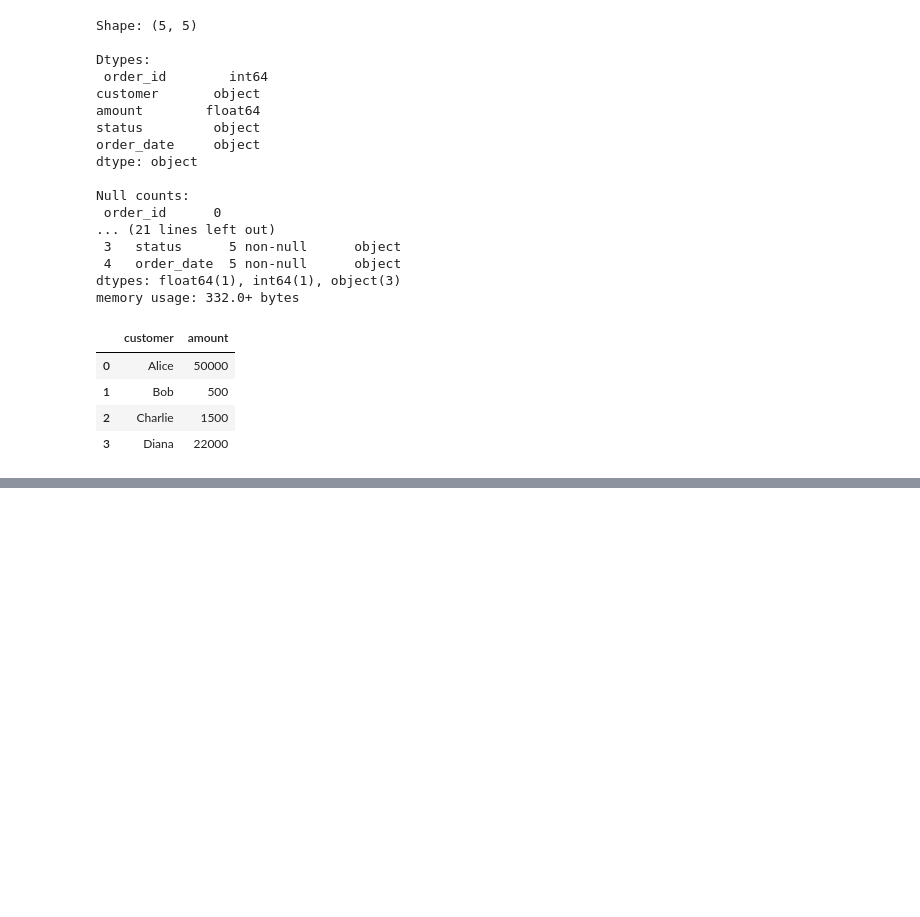
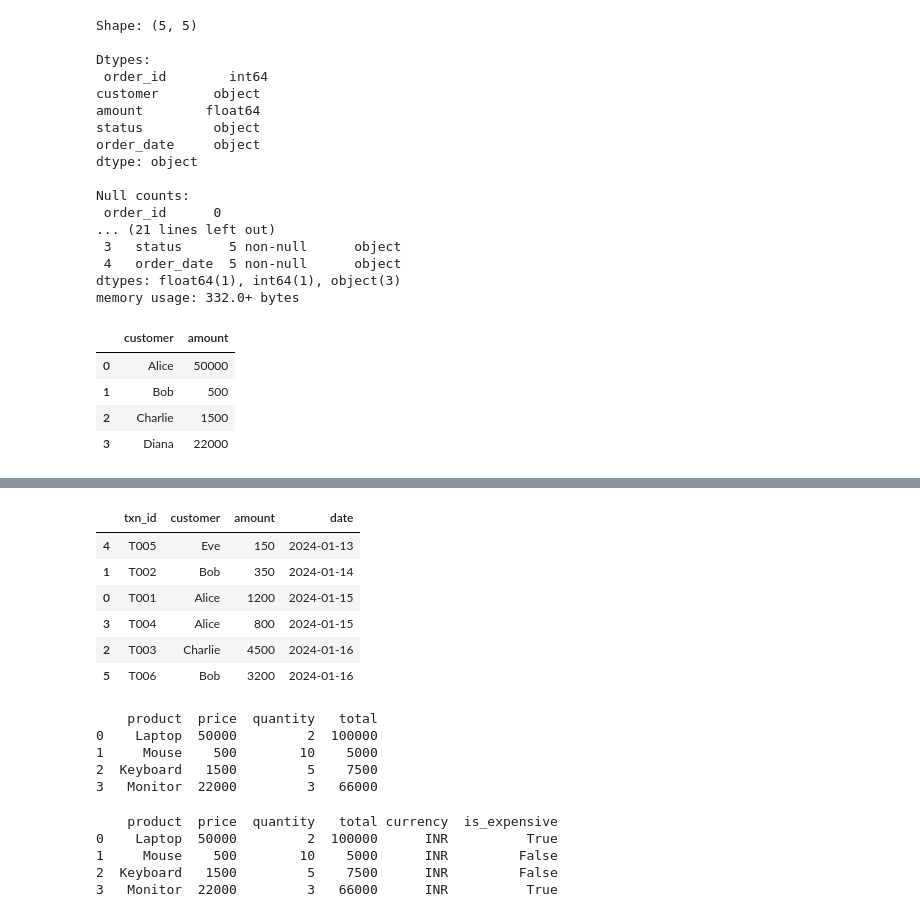
Before and after one commit to Obulreddy0/pandas_practise, a Jupyter notebook: pandas_practise.ipynb, the cells around one changed output, grey strips where cells are left out. Drawn from its saved outputs; the diff is of its cells as text; code cells hidden in the pictures; blank space fills up the shorter version.

```diff
--- a/pandas_practise.ipynb
+++ b/pandas_practise.ipynb
@@ -491,0 +765,10 @@ df[["customer", "amount"]]
+# %%
+df = pd.DataFrame({
+    "txn_id": ["T001", "T002", "T003", "T004", "T005", "T006"],
+    "customer": ["Alice", "Bob", "Charlie", "Alice", "Eve", "Bob"],
+    "amount": [1200, 350, 4500, 800, 150, 3200],
+    "date": ["2024-01-15", "2024-01-14", "2024-01-16", "2024-01-15", "2024-01-13", "2024-01-16"]
+})
+# Sort orders by amount descending, take top 10
+top_orders = df.sort_values("amount", ascending=False)
+print(top_orders.head(10))
@@ -491,0 +795,16 @@ df[["customer", "amount"]]
+# %%
+# Exercise 4 — Sort by date
+df.sort_values("date")
+# It sorts alphabetically as STRING, not chronologically!
+# "2024-01-13" < "2024-01-14" works here by luck.
+# But for proper date sorting, convert to datetime first:
+df["date"] = pd.to_datetime(df["date"])
+df.sort_values("date")
+# %% [output]
+|  | txn_id | customer | amount | date |
+| 4 | T005 | Eve | 150 | 2024-01-13 |
+| 1 | T002 | Bob | 350 | 2024-01-14 |
+| 0 | T001 | Alice | 1200 | 2024-01-15 |
+| 3 | T004 | Alice | 800 | 2024-01-15 |
+| 2 | T003 | Charlie | 4500 | 2024-01-16 |
+| 5 | T006 | Bob | 3200 | 2024-01-16 |
@@ -491,0 +819,9 @@ df[["customer", "amount"]]
+# %%
+df["total"] = df["price"] * df["quantity"]
+print(df)
+# %% [output]
+    product  price  quantity   total
+0    Laptop  50000         2  100000
+1     Mouse    500        10    5000
+2  Keyboard   1500         5    7500
+3   Monitor  22000         3   66000
@@ -491,0 +832,8 @@ df[["customer", "amount"]]
+# %%
+print(df)
+# %% [output]
+    product  price  quantity   total currency  is_expensive
+0    Laptop  50000         2  100000      INR          True
+1     Mouse    500        10    5000      INR         False
+2  Keyboard   1500         5    7500      INR         False
+3   Monitor  22000         3   66000      INR          True
```
Also changed, not shown: parts of 56 cells of this notebook.
